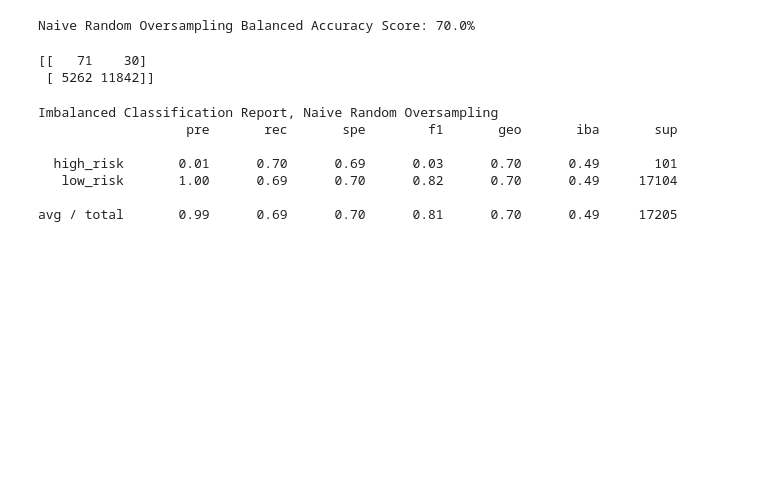
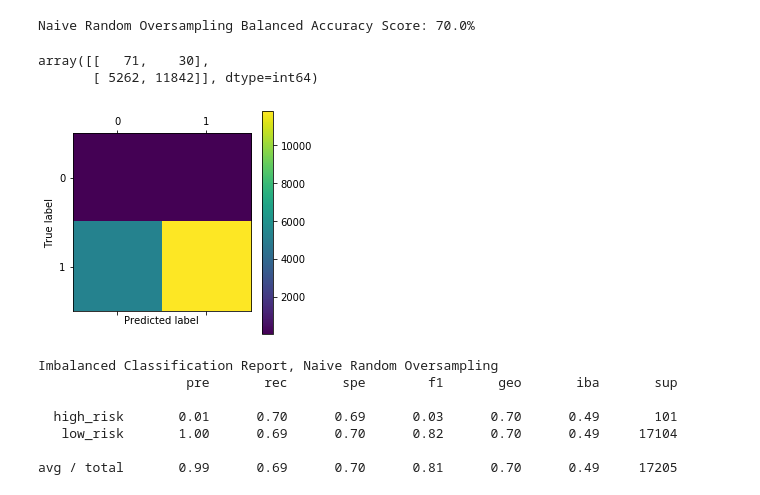
Before and after one commit to jennifermulroy/11-Machine-Learning, a Jupyter notebook: credit_risk_resampling.ipynb, the cells around one changed output. Drawn from its saved outputs; the diff is of its cells as text; code cells hidden in the pictures; blank space fills up the shorter version.

```diff
--- a/credit_risk_resampling.ipynb
+++ b/credit_risk_resampling.ipynb
@@ -189,11 +212,20 @@ Naive Random Oversampling Balanced Accuracy Score: 70.0%
 # %%
 # Display the confusion matrix
 from sklearn.metrics import confusion_matrix
+%matplotlib inline
 cm = confusion_matrix(y_test, predictions)
-print(cm)
+cm
 # %% [output]
-[[   71    30]
- [ 5262 11842]]
+array([[   71,    30],
+       [ 5262, 11842]], dtype=int64)
+# %%
+plt.matshow(cm)
+plt.colorbar()
+plt.ylabel('True label')
+plt.xlabel('Predicted label')
+plt.show()
+# %% [output]
+[figure, added]
 # %%
 # Print the imbalanced classification report
 from imblearn.metrics import classification_report_imbalanced
```
Also changed, not shown: parts of 14 cells of this notebook.
